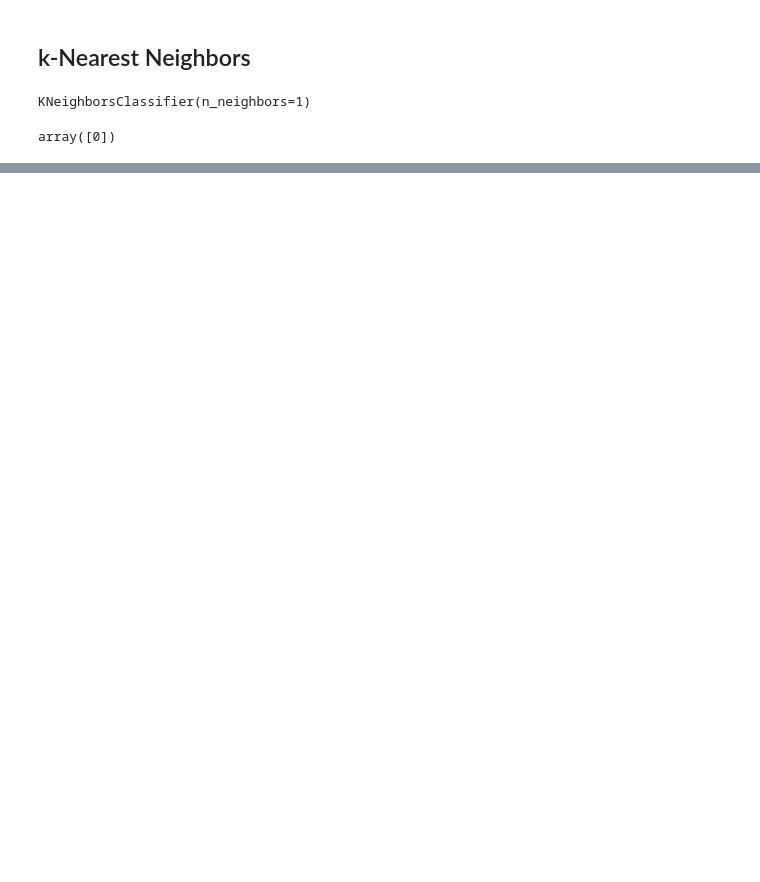
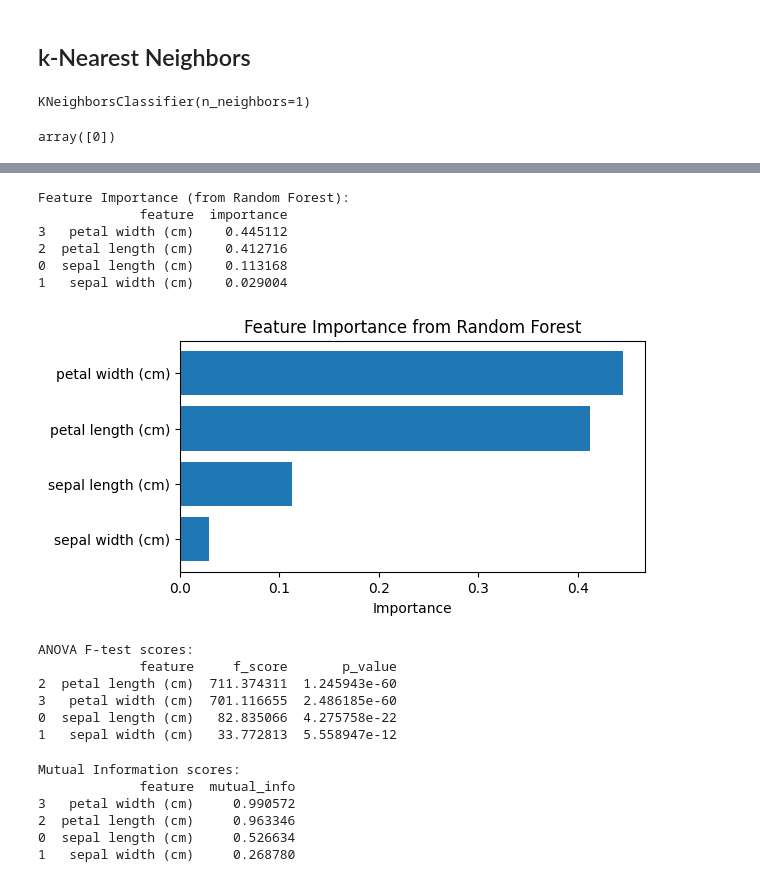
Before and after one commit to MinyaevAndrey/MYPETS, a Jupyter notebook: Iris.ipynb, the cells around one changed output, grey strips where cells are left out. Cells and saved outputs as stored; diff of their text form; code cells hidden in the pictures; blank space fills up the shorter version.

```diff
--- a/Iris.ipynb
+++ b/Iris.ipynb
@@ -103,0 +248,67 @@ knn.score(X_test, y_test)
+# %%
+# 5.1 Важность признаков из модели (для Random Forest)
+feature_importance = pd.DataFrame({
+    'feature': iris_dataset.feature_names,
+    'importance': model.feature_importances_
+}).sort_values('importance', ascending=False)
+
+print("\nFeature Importance (from Random Forest):")
+print(feature_importance)
+
+# Визуализация важности признаков
+plt.figure(figsize=(6, 3))
+plt.barh(feature_importance['feature'], feature_importance['importance'])
+plt.xlabel('Importance')
+plt.title('Feature Importance from Random Forest')
+plt.gca().invert_yaxis()
+plt.show()
+# %% [output]
+Feature Importance (from Random Forest):
+             feature  importance
+3   petal width (cm)    0.445112
+2  petal length (cm)    0.412716
+0  sepal length (cm)    0.113168
+1   sepal width (cm)    0.029004
+[figure, added]
+# %%
+#
+# мудреный статистический тест, потом разобраться
+#
+# 5.2 ANOVA F-тест (линейная зависимость)
+selector_f = SelectKBest(score_func=f_classif, k='all')
+selector_f.fit(X_train, y_train)
+f_scores = pd.DataFrame({
+    'feature': iris_dataset.feature_names,
+    'f_score': selector_f.scores_,
+    'p_value': selector_f.pvalues_
+}).sort_values('f_score', ascending=False)
+
+print("\nANOVA F-test scores:")
+print(f_scores)
+# %% [output]
+ANOVA F-test scores:
+             feature     f_score       p_value
+2  petal length (cm)  711.374311  1.245943e-60
+3   petal width (cm)  701.116655  2.486185e-60
+0  sepal length (cm)   82.835066  4.275758e-22
+1   sepal width (cm)   33.772813  5.558947e-12
+# %%
+#
+# мудреный статистический тест, потом разобраться
+#
+# 5.3 Mutual Information (нелинейная зависимость)
+mi_scores = mutual_info_classif(X_train, y_train, random_state=42)
+mi_df = pd.DataFrame({
+    'feature': iris_dataset.feature_names,
+    'mutual_info': mi_scores
+}).sort_values('mutual_info', ascending=False)
+
+print("\nMutual Information scores:")
+print(mi_df)
+# %% [output]
+Mutual Information scores:
+             feature  mutual_info
+3   petal width (cm)     0.990572
+2  petal length (cm)     0.963346
+0  sepal length (cm)     0.526634
+1   sepal width (cm)     0.268780
```
Also changed, not shown: parts of 24 cells of this notebook.
